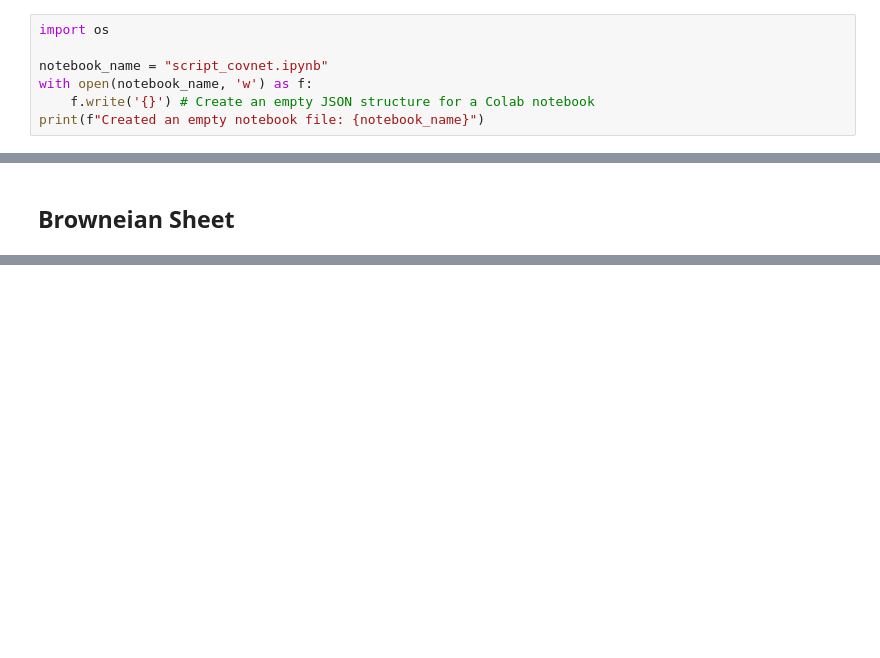
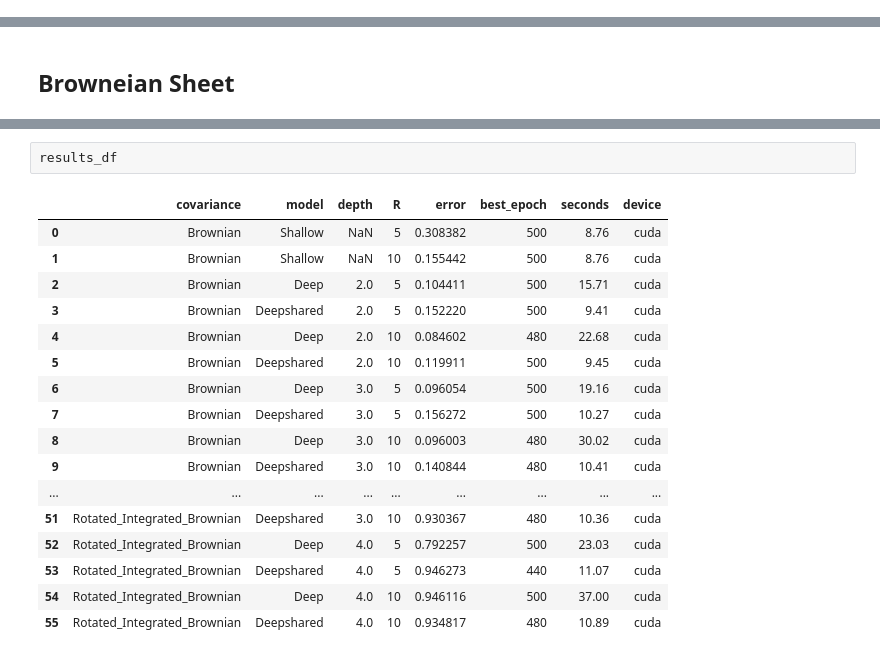
Before and after one commit to SaifurRahmanShishir/Cov_networks, a Jupyter notebook: Demo.ipynb, the cells around one changed output, grey strips where cells are left out. Cells and saved outputs as stored; diff of their text form; blank space fills up the shorter version.

```diff
--- a/Demo.ipynb
+++ b/Demo.ipynb
@@ -10,7 +24,0 @@ Mounted at /content/drive
-# %%
-import os
-
-notebook_name = "script_covnet.ipynb"
-with open(notebook_name, 'w') as f:
-    f.write('{}') # Create an empty JSON structure for a Colab notebook
-print(f"Created an empty notebook file: {notebook_name}")
@@ -311,0 +691,20 @@ ModuleNotFoundError: No module named 'Datagen.datagen_nonseparable2'
+# %%
+results_df
+# %% [output]
+|  | covariance | model | depth | R | error | best_epoch | seconds | device |
+| 0 | Brownian | Shallow | NaN | 5 | 0.308382 | 500 | 8.76 | cuda |
+| 1 | Brownian | Shallow | NaN | 10 | 0.155442 | 500 | 8.76 | cuda |
+| 2 | Brownian | Deep | 2.0 | 5 | 0.104411 | 500 | 15.71 | cuda |
+| 3 | Brownian | Deepshared | 2.0 | 5 | 0.152220 | 500 | 9.41 | cuda |
+| 4 | Brownian | Deep | 2.0 | 10 | 0.084602 | 480 | 22.68 | cuda |
+| 5 | Brownian | Deepshared | 2.0 | 10 | 0.119911 | 500 | 9.45 | cuda |
+| 6 | Brownian | Deep | 3.0 | 5 | 0.096054 | 500 | 19.16 | cuda |
+| 7 | Brownian | Deepshared | 3.0 | 5 | 0.156272 | 500 | 10.27 | cuda |
+| 8 | Brownian | Deep | 3.0 | 10 | 0.096003 | 480 | 30.02 | cuda |
+| 9 | Brownian | Deepshared | 3.0 | 10 | 0.140844 | 480 | 10.41 | cuda |
+| ... | ... | ... | ... | ... | ... | ... | ... | ... |
+| 51 | Rotated_Integrated_Brownian | Deepshared | 3.0 | 10 | 0.930367 | 480 | 10.36 | cuda |
+| 52 | Rotated_Integrated_Brownian | Deep | 4.0 | 5 | 0.792257 | 500 | 23.03 | cuda |
+| 53 | Rotated_Integrated_Brownian | Deepshared | 4.0 | 5 | 0.946273 | 440 | 11.07 | cuda |
+| 54 | Rotated_Integrated_Brownian | Deep | 4.0 | 10 | 0.946116 | 500 | 37.00 | cuda |
+| 55 | Rotated_Integrated_Brownian | Deepshared | 4.0 | 10 | 0.934817 | 480 | 10.89 | cuda |
```
Also changed, not shown: parts of 14 cells of this notebook.
